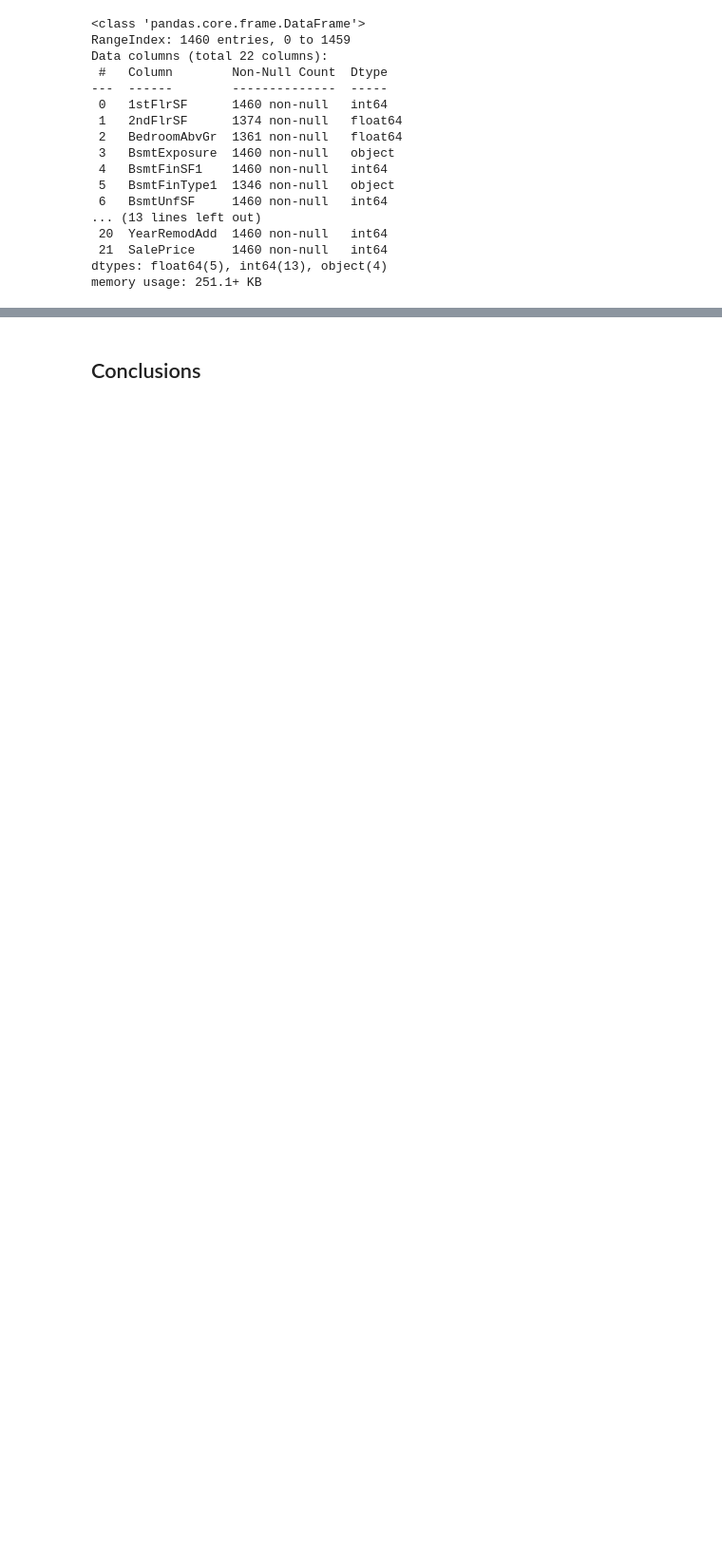
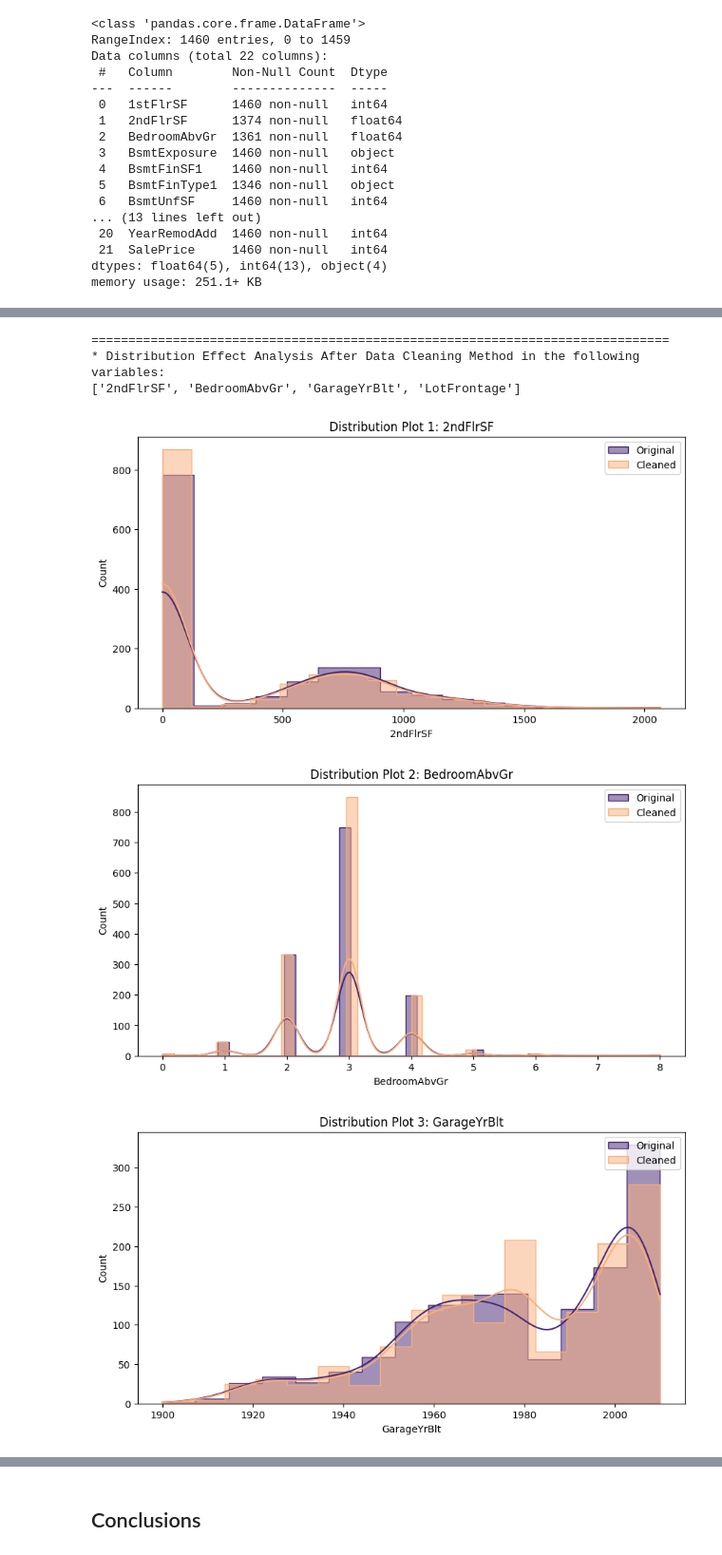
Before and after one commit to bolliebrain/ames-heritage-housing, a Jupyter notebook: jupyter_notebooks/02-DataCleaning.ipynb, the cells around one changed output, grey strips where cells are left out. Shown at 95% size. Drawn from its saved outputs; the diff is of its cells as text; code cells hidden in the pictures; blank space fills up the shorter version.

```diff
--- a/jupyter_notebooks/02-DataCleaning.ipynb
+++ b/jupyter_notebooks/02-DataCleaning.ipynb
@@ -363,0 +430,19 @@ from feature_engine.imputation import MeanMedianImputer
+# %%
+from feature_engine.imputation import MeanMedianImputer
+
+features_to_impute = ['2ndFlrSF', 'BedroomAbvGr', 'GarageYrBlt', 'LotFrontage']
+features_to_impute
+
+imputer = MeanMedianImputer(imputation_method='median', variables=features_to_impute)
+df_house_prices_method = imputer.fit_transform(df_house_prices_transformed)
+
+DataCleaningEffect(df_house_prices_original=df_house_prices,
+                    df_house_prices_cleaned=df_house_prices_method,
+                    variables_applied_with_method=features_to_impute)
+# %% [output]
+==============================================================================
+* Distribution Effect Analysis After Data Cleaning Method in the following variables:
+['2ndFlrSF', 'BedroomAbvGr', 'GarageYrBlt', 'LotFrontage']
+[figure, added]
+[figure, added]
+[figure, added]
```
Also changed, not shown: parts of 10 cells of this notebook.
